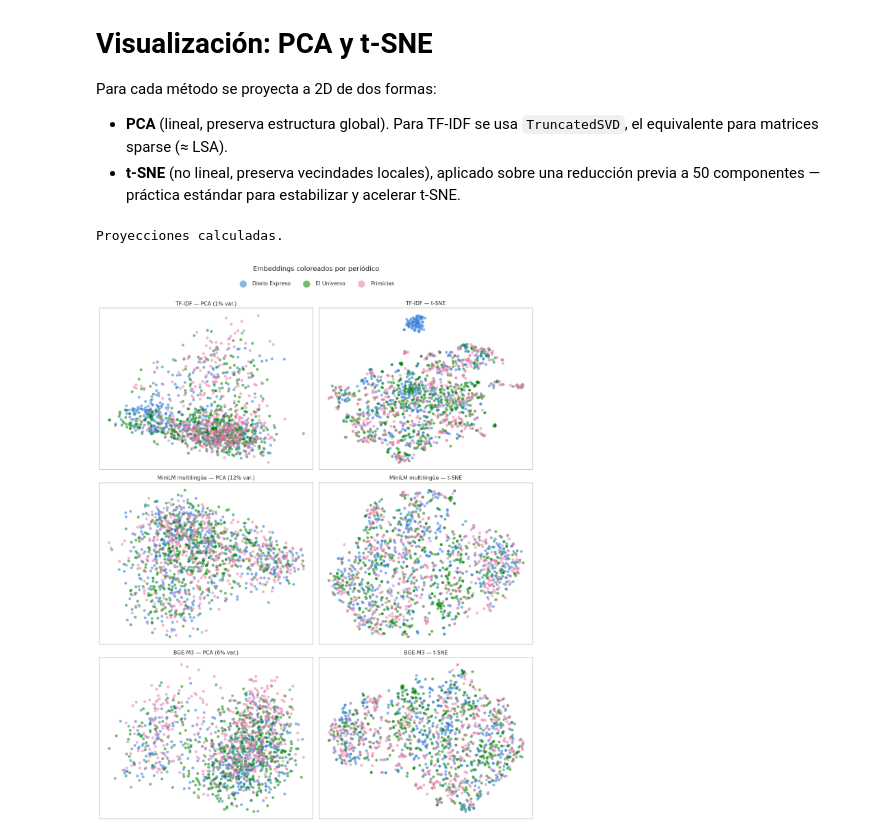
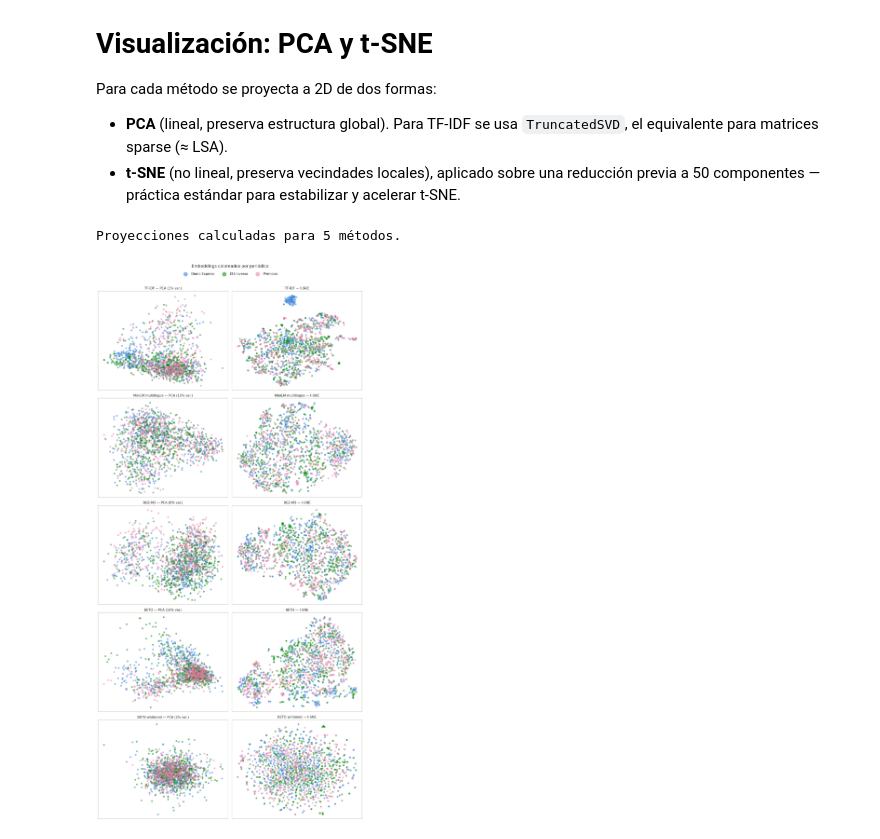
Before and after one commit to Pablouski7/clustering_n_rag_u_index, a Jupyter notebook: notebooks/eda.ipynb, the cells around one changed output. Saved outputs shown, nothing was run; the diff lists cells and outputs as text; code cells hidden in the pictures.

```diff
--- a/notebooks/eda.ipynb
+++ b/notebooks/eda.ipynb
@@ -431,0 +463,8 @@ Embeddings BGE-M3: (1512, 1024)
+# %%
+emb_beto = cargar_cache("beto")
+if emb_beto is None:
+    raise FileNotFoundError(
+        "No hay caché de BETO para esta submuestra. Ejecuta primero:\n"
+        "    micromamba activate ai_env && python scripts/embed_beto.py"
+    )
+print(f"Embeddings BETO: {emb_beto.shape}")
@@ -431,0 +490,25 @@ Embeddings BGE-M3: (1512, 1024)
+# %%
+N_COMP = 128
+
+
+def whitening(emb: np.ndarray, n_comp: int = N_COMP) -> np.ndarray:
+    """Centra y descorrelaciona `emb`, reteniendo las `n_comp` direcciones de mayor varianza."""
+    mu = emb.mean(axis=0)
+    centrado = emb - mu
+    # SVD de la covarianza: U son las direcciones principales, s sus varianzas.
+    U, s, _ = np.linalg.svd(np.cov(centrado, rowvar=False))
+    W = U[:, :n_comp] / np.sqrt(s[:n_comp])  # Sigma^(-1/2) truncada
+    return centrado @ W
+
+
+emb_beto_w = whitening(emb_beto)
+print(f"Embeddings BETO whitened: {emb_beto_w.shape}")
+
+# Efecto sobre la anisotropía: coseno medio entre pares de documentos distintos.
+from sklearn.preprocessing import normalize  # noqa: E402
+
+for etiqueta, X in [("BETO", emb_beto), ("BETO whitened", emb_beto_w)]:
+    Xn = normalize(X)
+    cos = (Xn @ Xn.T)[np.triu_indices(len(Xn), k=1)]
+    print(f"{etiqueta}: coseno medio entre documentos = {cos.mean():.3f} "
+          f"(desv. {cos.std():.3f})")
@@ -462,36 +549,41 @@ metodos = {
     "TF-IDF": (emb_tfidf, True),
     "MiniLM multilingüe": (emb_st, False),
     "BGE-M3": (emb_bge, False),
+    "BETO": (emb_beto, False),
+    "BETO whitened": (emb_beto_w, False),
 }
 proyecciones = {nombre: proyectar(emb, sp) for nombre, (emb, sp) in metodos.items()}
-print("Proyecciones calculadas.")
+print(f"Proyecciones calculadas para {len(proyecciones)} métodos.")
 # %% [output]
-Proyecciones calculadas.
+Proyecciones calculadas para 5 métodos.
 # %%
 def plot_proyecciones(color_por: str, titulo: str, colores: dict, etiquetas: dict):
-    fig, axes = plt.subplots(3, 2, figsize=(13, 16))
+    # Una fila por método: el número de filas se deriva de `proyecciones`, nunca fijo,
+    # para que añadir un método no lo deje fuera del gráfico en silencio.
+    nfilas = len(proyecciones)
+    fig, axes = plt.subplots(nfilas, 2, figsize=(13, 5.3 * nfilas), squeeze=False)
     for fila, (nombre, (xy_pca, xy_tsne, var2)) in enumerate(proyecciones.items()):
         for col, (xy, tipo) in enumerate([(xy_pca, f"PCA ({var2:.0%} var.)"), (xy_tsne, "t-SNE")]):
             ax = axes[fila, col]
             for valor, color in colores.items():
                 mascara = (muestra[color_por] == valor).to_numpy()
                 ax.scatter(xy[mascara, 0], xy[mascara, 1], s=35, alpha=0.55, color=color,
                            label=etiquetas[valor], linewidths=0)
             ax.set_title(f"{nombre} — {tipo}", fontsize=11)
             ax.set_xticks([])
             ax.set_yticks([])
     handles, labels = axes[0, 0].get_legend_handles_labels()
     fig.legend(handles, labels, loc="upper center", ncol=len(colores), frameon=False,
                bbox_to_anchor=(0.5, 1.0), markerscale=2.5)
-    fig.suptitle(titulo, y=1.02, fontsize=14)
+    fig.suptitle(titulo, y=1.01, fontsize=14)
     plt.tight_layout(rect=[0, 0, 1, 0.99])
     plt.show()
 
 
 plot_proyecciones("nombre_periodico", "Embeddings coloreados por periódico",
                   dict(zip(orden_per, PALETA)), {p: p for p in orden_per})
 # %% [output]
-[figure, old version]
+[figure, new version]
 # %%
 plot_proyecciones("u_index", "Embeddings coloreados por flag de incertidumbre (u_index)",
                   COLOR_FLAG, {0: "sin incertidumbre", 1: "con incertidumbre"})
```
Also changed, not shown: parts of 9 cells of this notebook, 2 other files.
